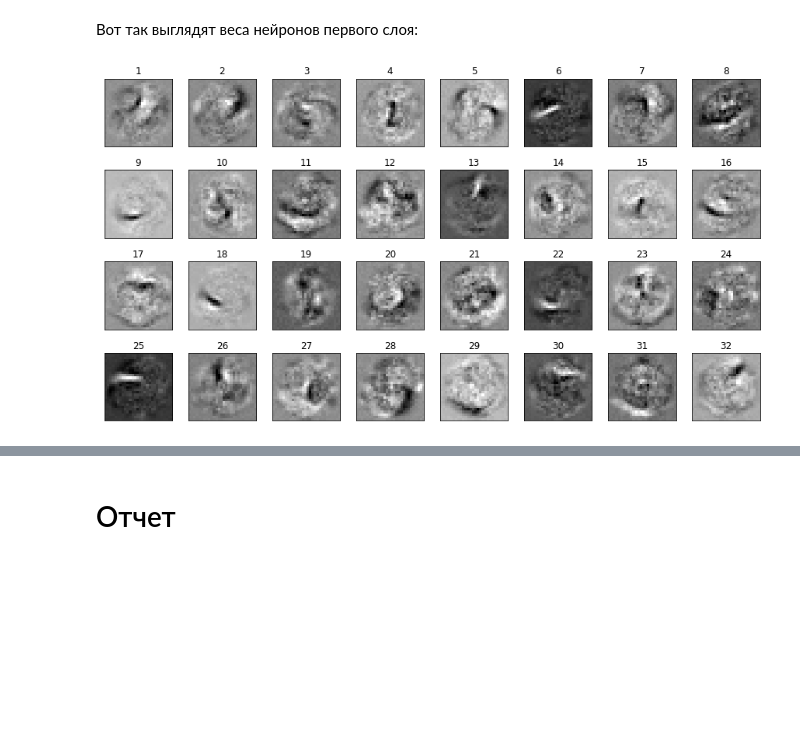
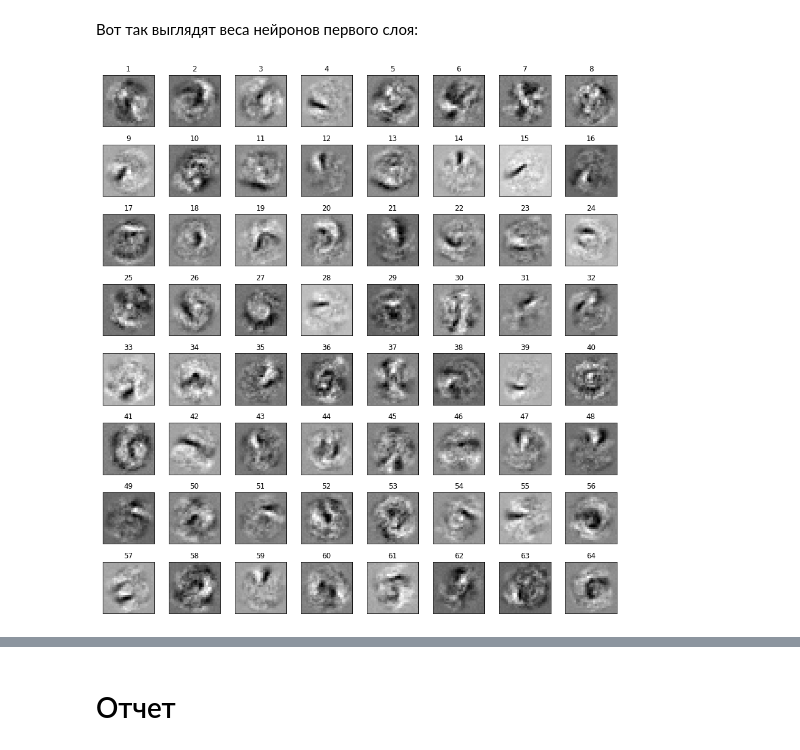
Before and after one commit to bazitur/dlschl-homeworks, a Jupyter notebook: homeworks/hw05/homework-fiddle.ipynb, the cells around one changed output, grey strips where cells are left out. Cells and saved outputs as stored; diff of their text form; code cells hidden in the pictures; blank space fills up the shorter version.

```diff
--- a/homeworks/hw05/homework-fiddle.ipynb
+++ b/homeworks/hw05/homework-fiddle.ipynb
@@ -175,8 +175,8 @@ np.random.shuffle(tmp)
 X = tmp[:, :-10]
 y = tmp[:, -10:]
 
-r1 = rotate(X.reshape(69000, 28, 28), 25, (2, 1), False, order=1).reshape(69000, 784)
-r2 = rotate(X.reshape(69000, 28, 28), -25, (2, 1), False, order=1).reshape(69000, 784)
+r1 = rotate(X.reshape(70000, 28, 28), 25, (2, 1), False, order=1).reshape(70000, 784)
+r2 = rotate(X.reshape(70000, 28, 28), -25, (2, 1), False, order=1).reshape(70000, 784)
 X = np.vstack((X, r1, r2))
 y = np.vstack((y,) * 3)
 # %%
@@ -193,10 +193,10 @@ y = y[:-3000]
 # %%
 net = Sequential()
 
-net.add(Linear(784, 32))
-net.add(Sigmoid())
-net.add(Linear(32, 32))
-net.add(Sigmoid())
+net.add(Linear(784, 64))
+net.add(ReLU())
+net.add(Linear(64, 32))
+net.add(ReLU())
 net.add(Linear(32, 10))
 net.add(SoftMax())
 
@@ -245,7 +245,7 @@ while f:
         sgd(net.getParameters(),net.getGradParameters(), optimizer_config)
 
         loss_history.append(loss)
-        if i % 100 == 0:
+        if i % 500 == 0:
             # Visualize
             display.clear_output(wait=True)
             plt.figure(figsize=(8, 8))
@@ -277,6 +278,6 @@ def plot_gallery(images, h, w, n_row=3, n_col=6, cmap="gray"):
 # %% [markdown]
 Вот так выглядят веса нейронов первого слоя:
 # %%
-plot_gallery(net.modules[0].W, 28, 28, 4, 8)
+plot_gallery(net.modules[0].W, 28, 28, 8, 8)
 # %% [output]
-[figure, old version]
+[figure, new version]
```
Also changed, not shown: parts of 9 cells of this notebook, 6 other files.
